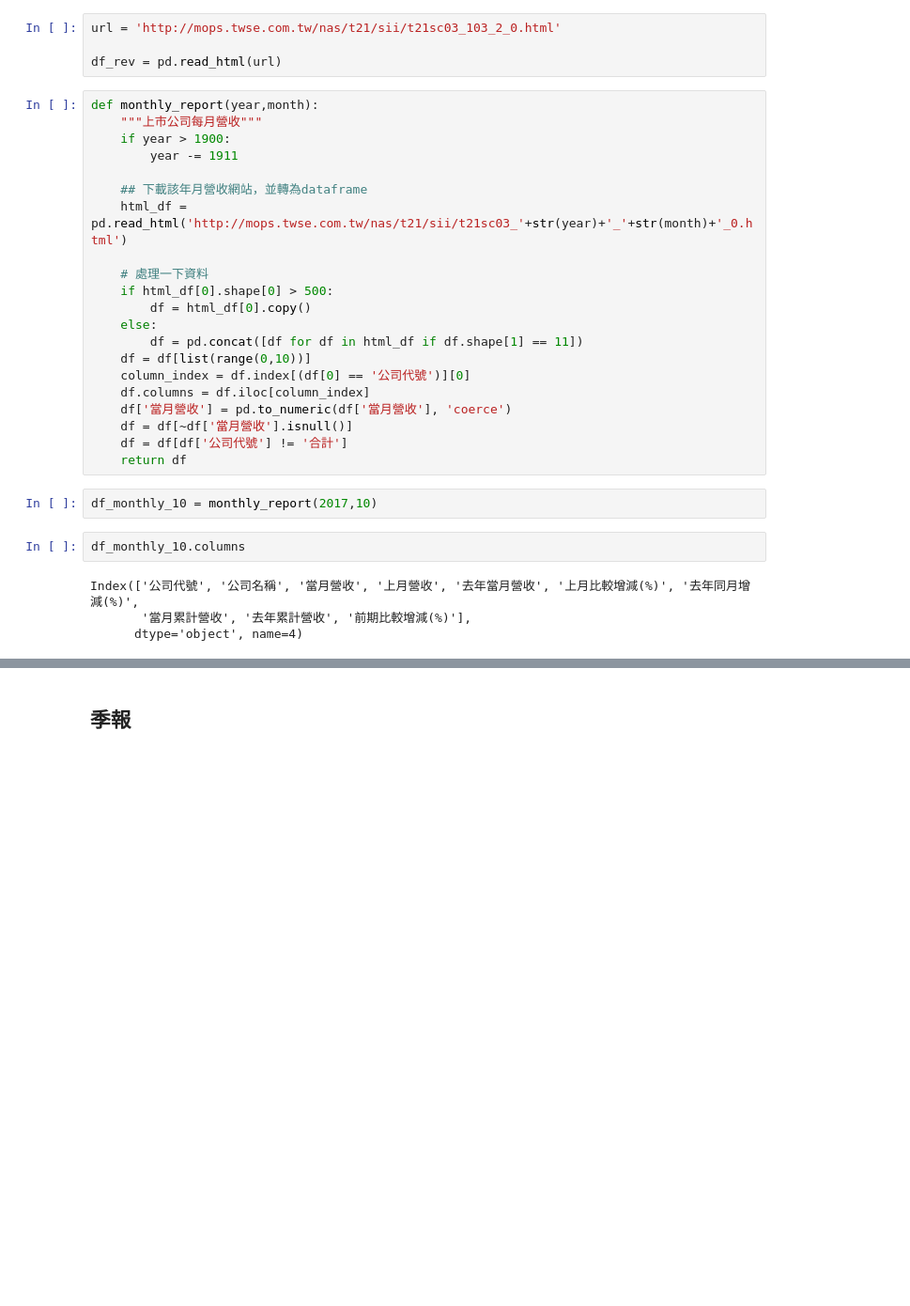
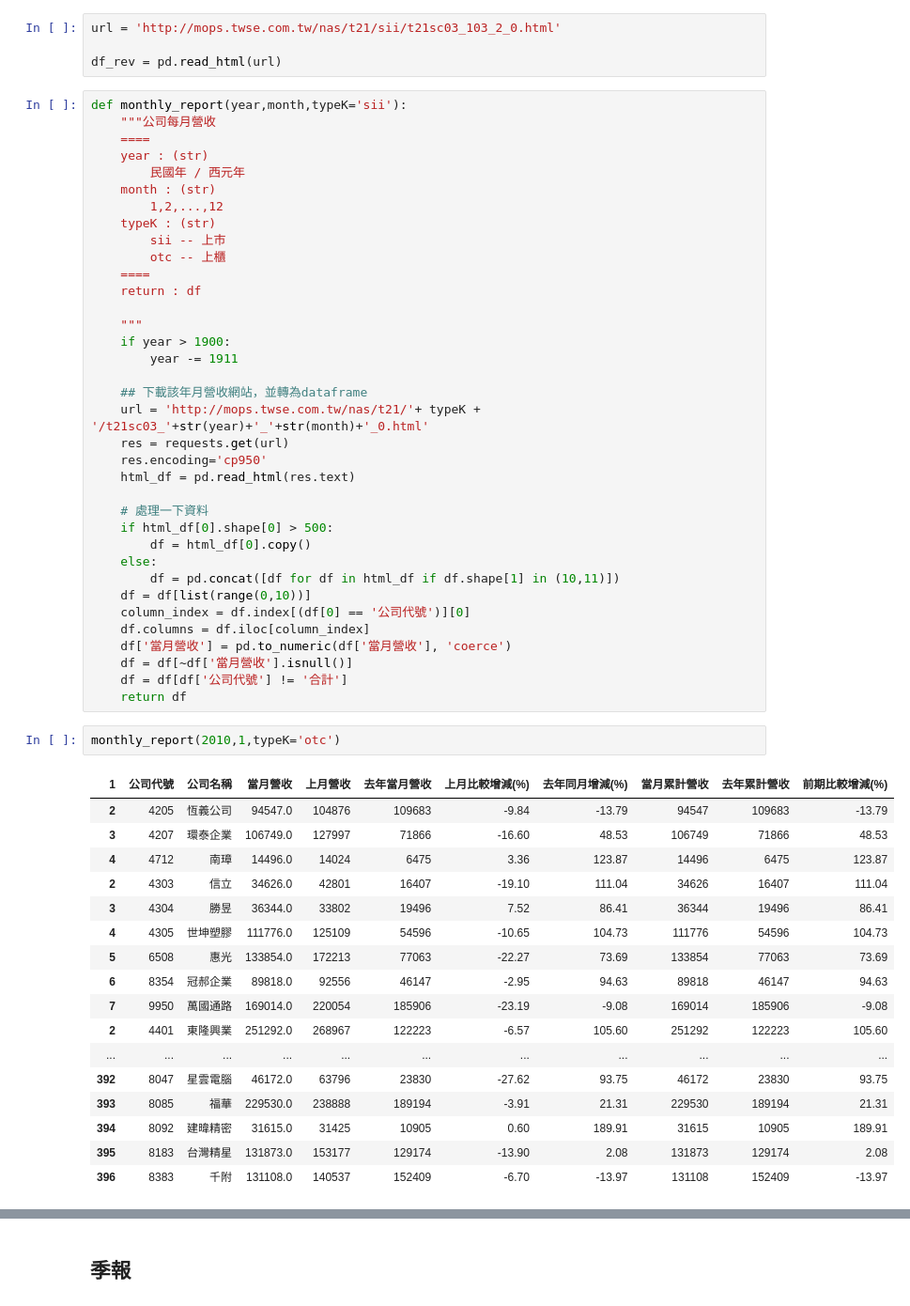
Before and after one commit to ihongChen/StockLab, a Jupyter notebook: twse_analysis.ipynb, the cells around one changed output, grey strips where cells are left out. Shown: that part at 94% size. Cells and saved outputs as stored; diff of their text form; blank space fills up the shorter version.

```diff
--- a/twse_analysis.ipynb
+++ b/twse_analysis.ipynb
@@ -64,19 +64,34 @@ url = 'http://mops.twse.com.tw/nas/t21/sii/t21sc03_103_2_0.html'
 
 df_rev = pd.read_html(url)
 # %%
-def monthly_report(year,month):
-    """上市公司每月營收"""
+def monthly_report(year,month,typeK='sii'):
+    """公司每月營收
+    ====
+    year : (str)
+        民國年 / 西元年
+    month : (str)
+        1,2,...,12
+    typeK : (str)
+        sii -- 上市
+        otc -- 上櫃
+    ====
+    return : df
+
+    """
     if year > 1900:
         year -= 1911
 
     ## 下載該年月營收網站，並轉為dataframe
-    html_df = pd.read_html('http://mops.twse.com.tw/nas/t21/sii/t21sc03_'+str(year)+'_'+str(month)+'_0.html')
+    url = 'http://mops.twse.com.tw/nas/t21/'+ typeK + '/t21sc03_'+str(year)+'_'+str(month)+'_0.html'
+    res = requests.get(url)
+    res.encoding='cp950'
+    html_df = pd.read_html(res.text)
 
     # 處理一下資料
     if html_df[0].shape[0] > 500:
         df = html_df[0].copy()
     else:
-        df = pd.concat([df for df in html_df if df.shape[1] == 11])
+        df = pd.concat([df for df in html_df if df.shape[1] in (10,11)])
     df = df[list(range(0,10))]
     column_index = df.index[(df[0] == '公司代號')][0]
     df.columns = df.iloc[column_index]
@@ -84,11 +99,23 @@ def monthly_report(year,month):
     df = df[~df['當月營收'].isnull()]
     df = df[df['公司代號'] != '合計']
     return df
-# %%
-df_monthly_10 = monthly_report(2017,10)
-# %%
-df_monthly_10.columns
-# %% [output]
-Index(['公司代號', '公司名稱', '當月營收', '上月營收', '去年當月營收', '上月比較增減(%)', '去年同月增減(%)',
-       '當月累計營收', '去年累計營收', '前期比較增減(%)'],
-      dtype='object', name=4)
+# %%
+monthly_report(2010,1,typeK='otc')
+# %% [output]
+| 1 | 公司代號 | 公司名稱 | 當月營收 | 上月營收 | 去年當月營收 | 上月比較增減(%) | 去年同月增減(%) | 當月累計營收 | 去年累計營收 | 前期比較增減(%) |
+| 2 | 4205 | 恆義公司 | 94547.0 | 104876 | 109683 | -9.84 | -13.79 | 94547 | 109683 | -13.79 |
+| 3 | 4207 | 環泰企業 | 106749.0 | 127997 | 71866 | -16.60 | 48.53 | 106749 | 71866 | 48.53 |
+| 4 | 4712 | 南璋 | 14496.0 | 14024 | 6475 | 3.36 | 123.87 | 14496 | 6475 | 123.87 |
+| 2 | 4303 | 信立 | 34626.0 | 42801 | 16407 | -19.10 | 111.04 | 34626 | 16407 | 111.04 |
+| 3 | 4304 | 勝昱 | 36344.0 | 33802 | 19496 | 7.52 | 86.41 | 36344 | 19496 | 86.41 |
+| 4 | 4305 | 世坤塑膠 | 111776.0 | 125109 | 54596 | -10.65 | 104.73 | 111776 | 54596 | 104.73 |
+| 5 | 6508 | 惠光 | 133854.0 | 172213 | 77063 | -22.27 | 73.69 | 133854 | 77063 | 73.69 |
+| 6 | 8354 | 冠郝企業 | 89818.0 | 92556 | 46147 | -2.95 | 94.63 | 89818 | 46147 | 94.63 |
+| 7 | 9950 | 萬國通路 | 169014.0 | 220054 | 185906 | -23.19 | -9.08 | 169014 | 185906 | -9.08 |
+| 2 | 4401 | 東隆興業 | 251292.0 | 268967 | 122223 | -6.57 | 105.60 | 251292 | 122223 | 105.60 |
+| ... | ... | ... | ... | ... | ... | ... | ... | ... | ... | ... |
+| 392 | 8047 | 星雲電腦 | 46172.0 | 63796 | 23830 | -27.62 | 93.75 | 46172 | 23830 | 93.75 |
+| 393 | 8085 | 福華 | 229530.0 | 238888 | 189194 | -3.91 | 21.31 | 229530 | 189194 | 21.31 |
+| 394 | 8092 | 建暐精密 | 31615.0 | 31425 | 10905 | 0.60 | 189.91 | 31615 | 10905 | 189.91 |
+| 395 | 8183 | 台灣精星 | 131873.0 | 153177 | 129174 | -13.90 | 2.08 | 131873 | 129174 | 2.08 |
+| 396 | 8383 | 千附 | 131108.0 | 140537 | 152409 | -6.70 | -13.97 | 131108 | 152409 | -13.97 |
```
Also changed, not shown: parts of 31 cells of this notebook, 2 other files.
